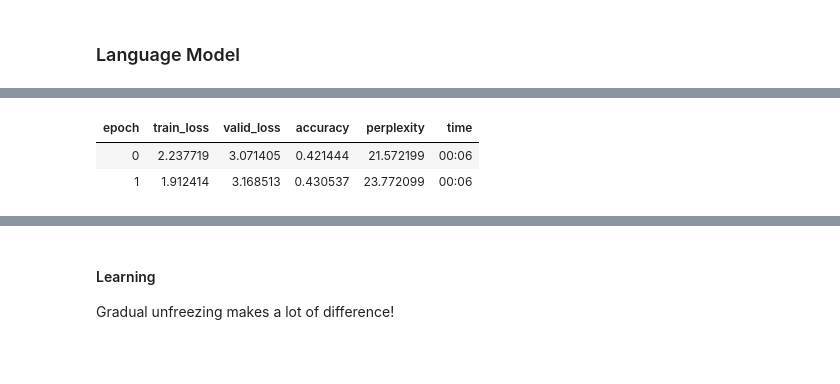
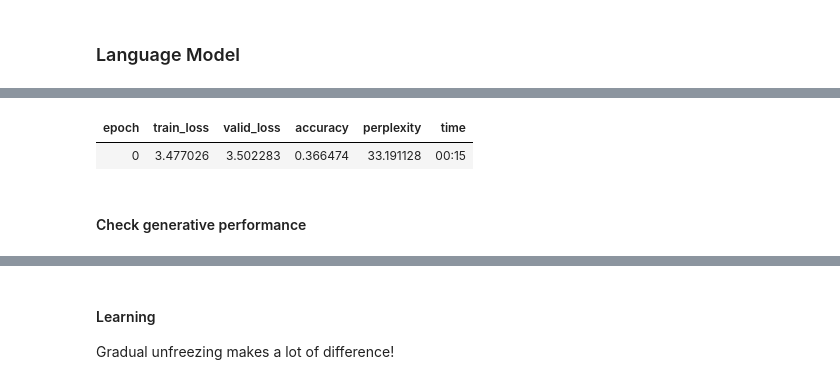
Before and after one commit to Darth-Carrotpie/EconIncentive, a Jupyter notebook: EconIncentive.ipynb, the cells around one changed output, grey strips where cells are left out. Drawn from its saved outputs; the diff is of its cells as text; code cells hidden in the pictures; blank space fills up the shorter version.

```diff
--- a/EconIncentive.ipynb
+++ b/EconIncentive.ipynb
@@ -8,0 +39,4 @@ df_test = pd.read_csv("data/public-test-set.csv", names = cols, encoding = "ISO-
+# %%
+data_econ = TextDataLoaders.from_df(df_econ, is_lm=True, valid_pct = 0.1, text_col='title')
+print(len(data_econ.vocab))
+learn = language_model_learner(data_econ, AWD_LSTM, pretrained = True, drop_mult=0.5, metrics=[accuracy, Perplexity()], wd=0.1).to_fp16()
@@ -9,5 +94,5 @@ df_test = pd.read_csv("data/public-test-set.csv", names = cols, encoding = "ISO-
 # %%
-np.warnings.filterwarnings('ignore', category=np.VisibleDeprecationWarning)
-data_lm = TextDataLoaders.from_df(df, is_lm=True, valid_pct = 0.1, text_col='text', label_col="sentiment")
+data_lm = TextDataLoaders.from_df(df_all, is_lm=True, text_vocab = data_econ.vocab, valid_pct = 0.1, text_col='text', label_col="sentiment")
+print(len(data_lm.vocab)) #
 # %% [output]
 [interactive output not drawn]
@@ -14,3 +102,3 @@ data_lm = TextDataLoaders.from_df(df, is_lm=True, valid_pct = 0.1, text_col='tex
 # %%
-learn = language_model_learner(data_lm, AWD_LSTM, drop_mult=0.3, metrics=[accuracy, Perplexity()], wd=0.1).to_fp16()
-#learn.lr_find() #~0.03
+learn = language_model_learner(data_lm, AWD_LSTM, drop_mult=0.5, metrics=[accuracy, Perplexity()], wd=0.1).to_fp16()
+learn.load_encoder('lm_econ')
@@ -17,4 +113,4 @@ learn = language_model_learner(data_lm, AWD_LSTM, drop_mult=0.3, metrics=[accura
 # %%
-learn.fit_one_cycle(4, 3e-2)
+learn.fit_one_cycle(1, 4e-2)
 # %% [output]
 | epoch | train_loss | valid_loss | accuracy | perplexity | time |
@@ -27,9 +126,7 @@ learn.fit_one_cycle(4, 3e-2)
 # %%
-learn.unfreeze()
-learn.fit_one_cycle(2, 4e-3)
+learn.fit_one_cycle(1, 4e-3)
 # %% [output]
 | epoch | train_loss | valid_loss | accuracy | perplexity | time |
-| 0 | 2.237719 | 3.071405 | 0.421444 | 21.572199 | 00:06 |
-| 1 | 1.912414 | 3.168513 | 0.430537 | 23.772099 | 00:06 |
+| 0 | 3.477026 | 3.502283 | 0.366474 | 33.191128 | 00:15 |
 # %%
 learn.freeze()
@@ -36 +134,3 @@ learn.freeze()
+# %% [markdown]
+#### Check generative performance
 # %%
```
Also changed, not shown: parts of 43 cells of this notebook.
